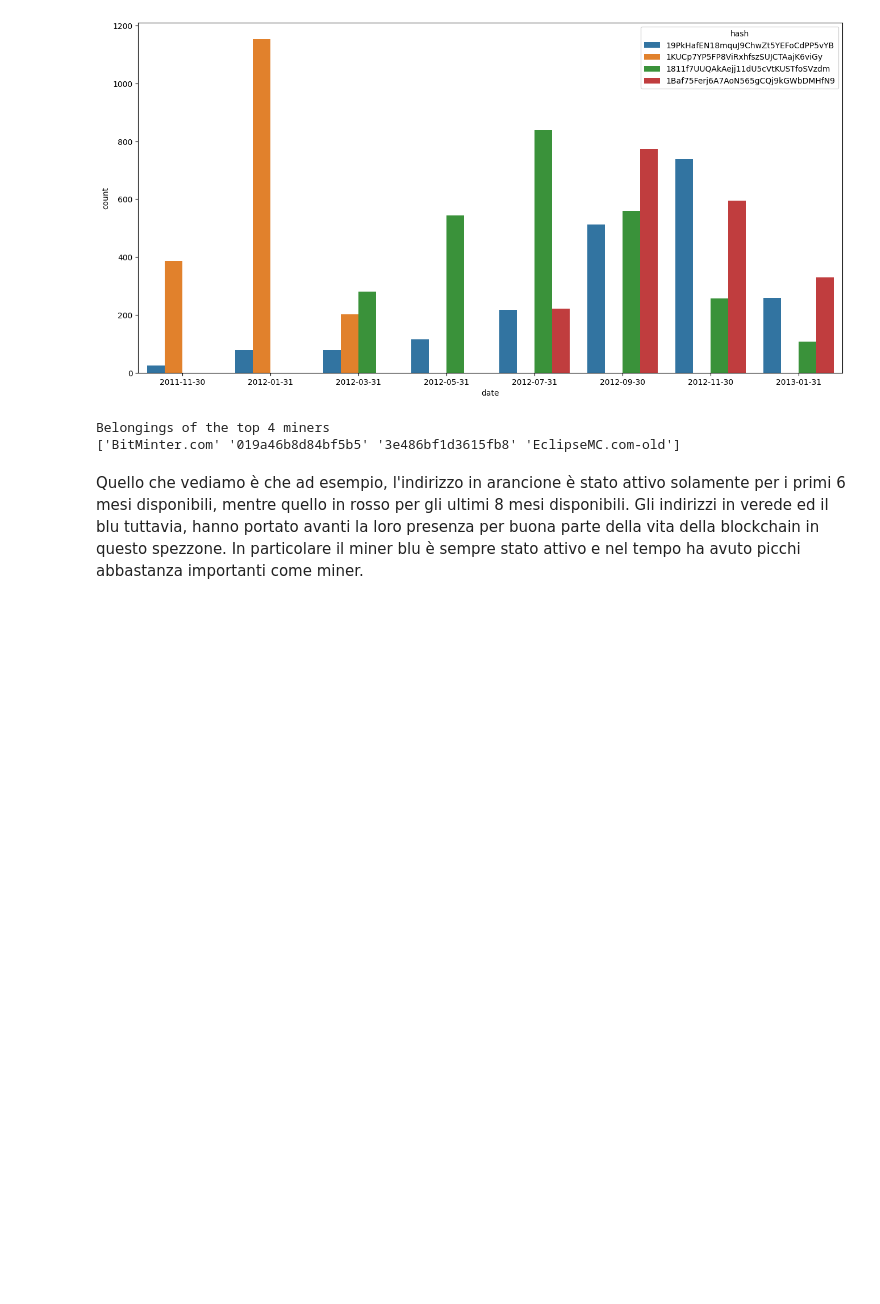
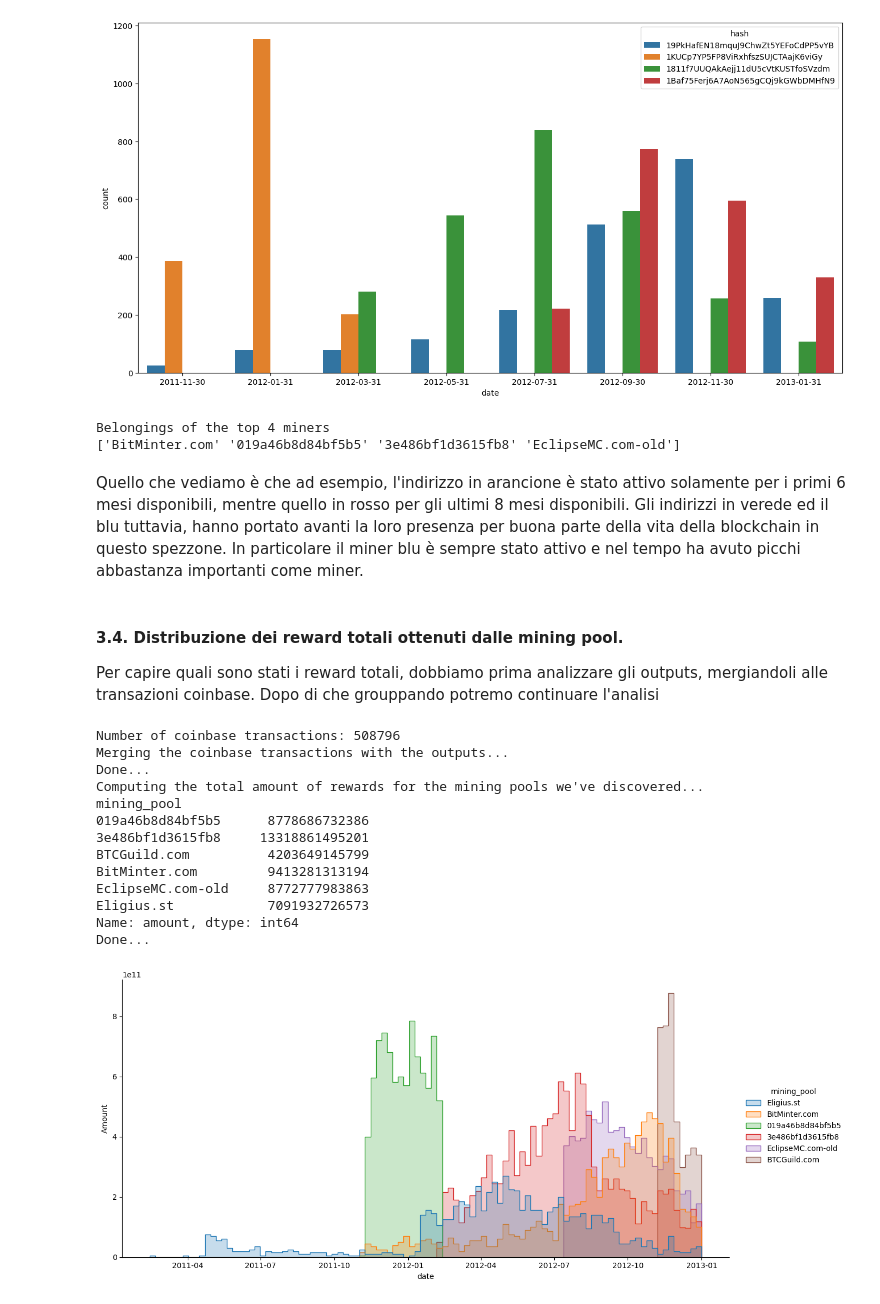
Before and after one commit to FireWtap/CraFTY, a Jupyter notebook: RATINGS.ipynb, the cells around one changed output. Cells and saved outputs as stored; diff of their text form; code cells hidden in the pictures; blank space fills up the shorter version.

Commit message:
Fatte le analisi sugli amount in btc minati dalle miningpools

```diff
--- a/RATINGS.ipynb
+++ b/RATINGS.ipynb
@@ -834,3 +818,67 @@ Belongings of the top 4 miners
 Quello che vediamo è che ad esempio, l'indirizzo in arancione è stato attivo solamente per i primi 6 mesi disponibili, mentre quello in rosso per gli ultimi 8 mesi disponibili.
 Gli indirizzi in verede ed il blu tuttavia, hanno portato avanti la loro presenza per buona parte della vita della blockchain in questo spezzone.
 In particolare il miner blu è sempre stato attivo e nel tempo ha avuto picchi abbastanza importanti come miner.
+# %% [markdown]
+#### 3.4. Distribuzione dei reward totali ottenuti dalle mining pool.
+Per capire quali sono stati i reward totali, dobbiamo prima analizzare gli outputs, mergiandoli alle transazioni coinbase. Dopo di che grouppando potremo continuare l'analisi
+# %%
+# Copio only_coinbase per fare le operazioni di merge
+only_coinbase_copy = only_coinbase.copy()
+print(f"Number of coinbase transactions: {only_coinbase_copy.shape[0]}")
+# Ora associamo queste transazioni agli output (che contengono gli amount)
+print("Merging the coinbase transactions with the outputs...")
+only_coinbase_copy = only_coinbase_copy.merge(outputs.astype("int64"), on='txId', how='left') #Questa volta non cancello i duplicati perchè mi servono potenzialmente
+print("Done...")
+
+# Adesso plotto la distribuzione degli amount per le 4 mining pools, tolgo others perchè non mi interessa
+only_coinbase_no_others = only_coinbase_copy[only_coinbase_copy['mining_pool'] != "Others"]
+grouped = only_coinbase_no_others.groupby(['date','blockId', 'mining_pool'])['amount'].sum().reset_index()
+print("Computing the total amount of rewards for the mining pools we've discovered...")
+print(grouped.groupby('mining_pool')['amount'].sum())
+print("Done...")
+g = sns.displot(
+    data=grouped,
+    x='date',
+    weights='amount',
+    hue='mining_pool',
+    kind='hist',
+    bins=100,
+    height=6,
+    aspect=2,
+    element='step',
+    legend=True,
+)
+g.set_titles('Analisi della distribuzione nel tempo dei rewards ottenuti dalle mining pool')
+g.set_axis_labels('date', 'Amount')
+plt.show()
+grouped = only_coinbase_no_others.groupby([
+    pd.Grouper(key='date', freq='2M'),  # Qui vado ad usare pd.Grouper che sulle date mi fa in automatico il groupby per intervallo (2 mesi in questo caso)
+    'blockId',
+    'mining_pool'
+])['amount'].sum().reset_index()
+plt.figure(figsize=(16, 8))
+g = sns.barplot(
+    data=grouped,
+    x='date',
+    y='amount',
+    hue='mining_pool',
+    errorbar=None,
+    legend="auto",
+    estimator=sum,
+)
+plt.show()
+# %% [output]
+Number of coinbase transactions: 508796
+Merging the coinbase transactions with the outputs...
+Done...
+Computing the total amount of rewards for the mining pools we've discovered...
+mining_pool
+019a46b8d84bf5b5      8778686732386
+3e486bf1d3615fb8     13318861495201
+BTCGuild.com          4203649145799
+BitMinter.com         9413281313194
+EclipseMC.com-old     8772777983863
+Eligius.st            7091932726573
+Name: amount, dtype: int64
+Done...
+[figure, added]
```
Also changed, not shown: parts of 4 cells of this notebook.
